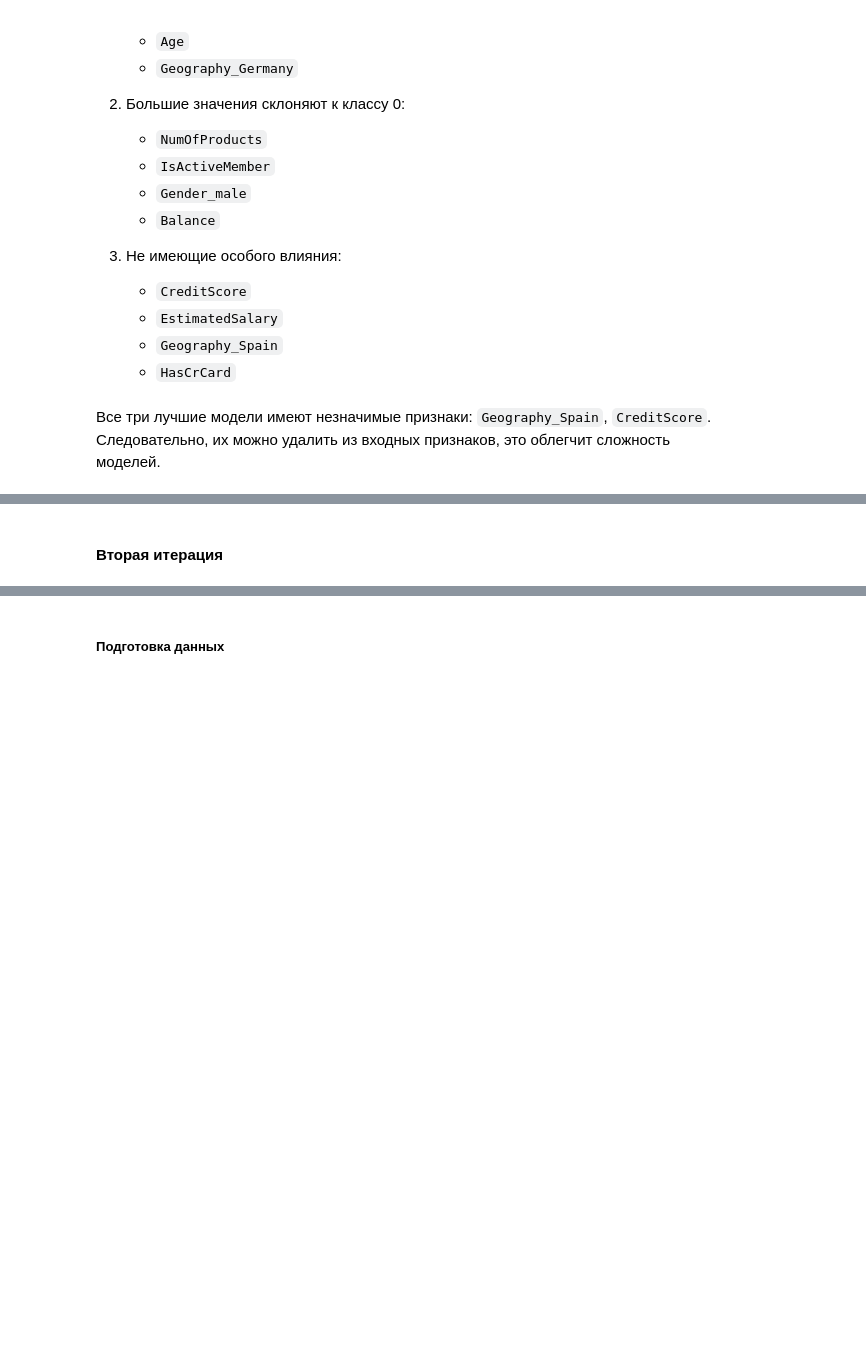
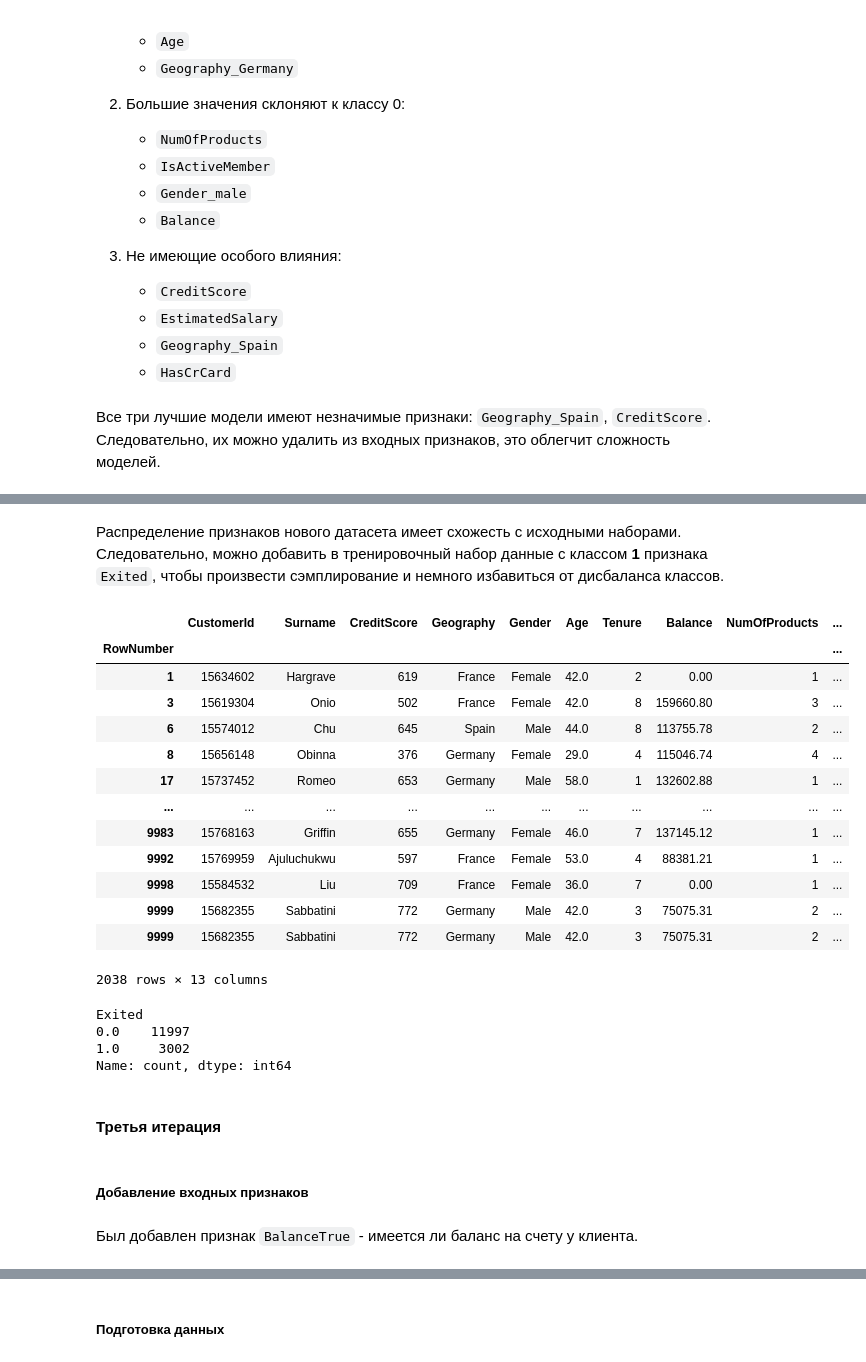
Before and after one commit to serguntsov/webbee_predict_customer_churn, a Jupyter notebook: pred_customer_churn.ipynb, the cells around one changed output, grey strips where cells are left out. Saved outputs shown, nothing was run; the diff lists cells and outputs as text; code cells hidden in the pictures; blank space fills up the shorter version.

Commit message:
сэмплирование минорного новыми данными

```diff
--- a/pred_customer_churn.ipynb
+++ b/pred_customer_churn.ipynb
@@ -690,2 +773,30 @@ get_shape_beeswarm(oscv_gbc, X, size=500)
+# %% [markdown]
+Распределение признаков нового датасета имеет схожесть с исходными наборами. Следовательно, можно добавить в тренировочный набор данные с классом **1** признака `Exited`, чтобы произвести сэмплирование и немного избавиться от дисбаланса классов.
+# %%
+churn_new.query('Exited == 1')
+# %% [output]
+|  | CustomerId | Surname | CreditScore | Geography | Gender | Age | Tenure | Balance | NumOfProducts | ... |
+| RowNumber |  |  |  |  |  |  |  |  |  | ... |
+| 1 | 15634602 | Hargrave | 619 | France | Female | 42.0 | 2 | 0.00 | 1 | ... |
+| 3 | 15619304 | Onio | 502 | France | Female | 42.0 | 8 | 159660.80 | 3 | ... |
+| 6 | 15574012 | Chu | 645 | Spain | Male | 44.0 | 8 | 113755.78 | 2 | ... |
+| 8 | 15656148 | Obinna | 376 | Germany | Female | 29.0 | 4 | 115046.74 | 4 | ... |
+| 17 | 15737452 | Romeo | 653 | Germany | Male | 58.0 | 1 | 132602.88 | 1 | ... |
+| ... | ... | ... | ... | ... | ... | ... | ... | ... | ... | ... |
+| 9983 | 15768163 | Griffin | 655 | Germany | Female | 46.0 | 7 | 137145.12 | 1 | ... |
+| 9992 | 15769959 | Ajuluchukwu | 597 | France | Female | 53.0 | 4 | 88381.21 | 1 | ... |
+| 9998 | 15584532 | Liu | 709 | France | Female | 36.0 | 7 | 0.00 | 1 | ... |
+| 9999 | 15682355 | Sabbatini | 772 | Germany | Male | 42.0 | 3 | 75075.31 | 2 | ... |
+| 9999 | 15682355 | Sabbatini | 772 | Germany | Male | 42.0 | 3 | 75075.31 | 2 | ... |
+2038 rows × 13 columns
+# %%
+train_customer_churn['Exited'].value_counts()
+# %% [output]
+Exited
+0.0    11997
+1.0     3002
+Name: count, dtype: int64
 # %% [markdown]
-#### Вторая итерация
+#### Третья итерация
+# %% [markdown]
+##### Добавление входных признаков
@@ -691,0 +805,2 @@ get_shape_beeswarm(oscv_gbc, X, size=500)
+# %% [markdown]
+Был добавлен признак `BalanceTrue` - имеется ли баланс на счету у клиента.
```
Also changed, not shown: parts of 26 cells of this notebook, 1 other file.
